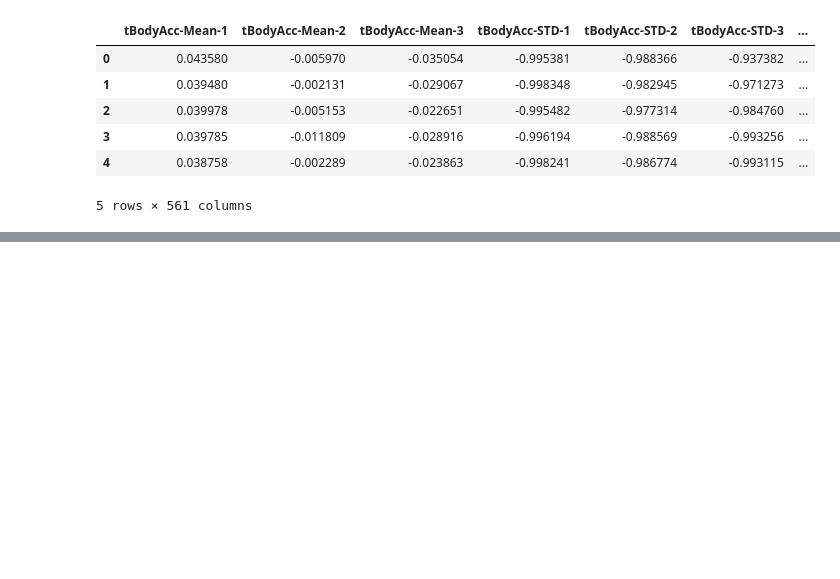
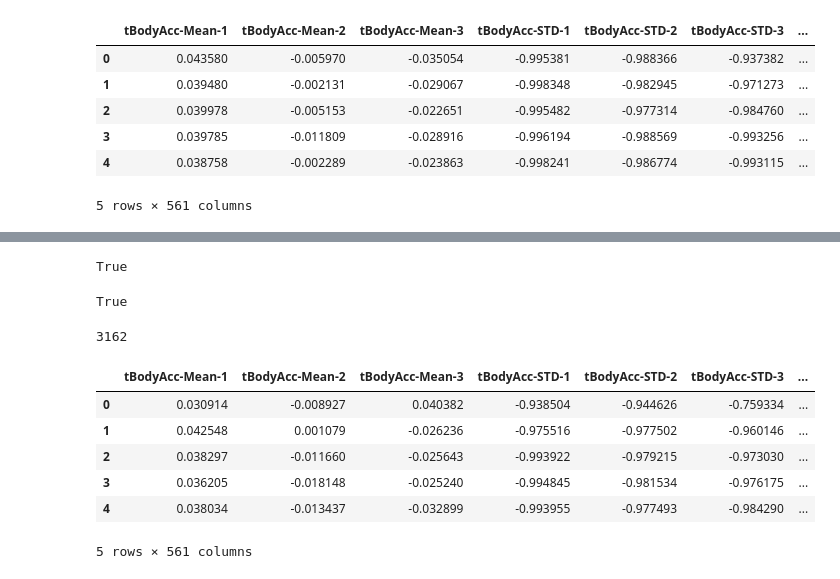
Before and after one commit to jonnyhof/human_activity_recognition, a Jupyter notebook: scratch_exploration.ipynb, the cells around one changed output, grey strips where cells are left out. Saved outputs shown, nothing was run; the diff lists cells and outputs as text; code cells hidden in the pictures; blank space fills up the shorter version.

```diff
--- a/scratch_exploration.ipynb
+++ b/scratch_exploration.ipynb
@@ -67,0 +71,25 @@ df.head(100).to_csv('sample_data.csv', index=False)
+# %%
+len(X_train) == len(y_train)
+# %% [output]
+True
+# %%
+X_test = pd.read_csv('data/HAPT_data_set/Test/X_test.txt', delimiter=' ', engine='python', header=None, names=unique_cols)
+y_test = pd.read_csv('data/HAPT_data_set/Test/y_test.txt', header=None, names=['Activity_Label'])
+
+len(X_test) == len(y_test)
+# %% [output]
+True
+# %%
+len(X_test)
+# %% [output]
+3162
+# %%
+X_test.head()
+# %% [output]
+|  | tBodyAcc-Mean-1 | tBodyAcc-Mean-2 | tBodyAcc-Mean-3 | tBodyAcc-STD-1 | tBodyAcc-STD-2 | tBodyAcc-STD-3 | ... |
+| 0 | 0.030914 | -0.008927 | 0.040382 | -0.938504 | -0.944626 | -0.759334 | ... |
+| 1 | 0.042548 | 0.001079 | -0.026236 | -0.975516 | -0.977502 | -0.960146 | ... |
+| 2 | 0.038297 | -0.011660 | -0.025643 | -0.993922 | -0.979215 | -0.973030 | ... |
+| 3 | 0.036205 | -0.018148 | -0.025240 | -0.994845 | -0.981534 | -0.976175 | ... |
+| 4 | 0.038034 | -0.013437 | -0.032899 | -0.993955 | -0.977493 | -0.984290 | ... |
+5 rows × 561 columns
```
Also changed, not shown: parts of 12 cells of this notebook.
